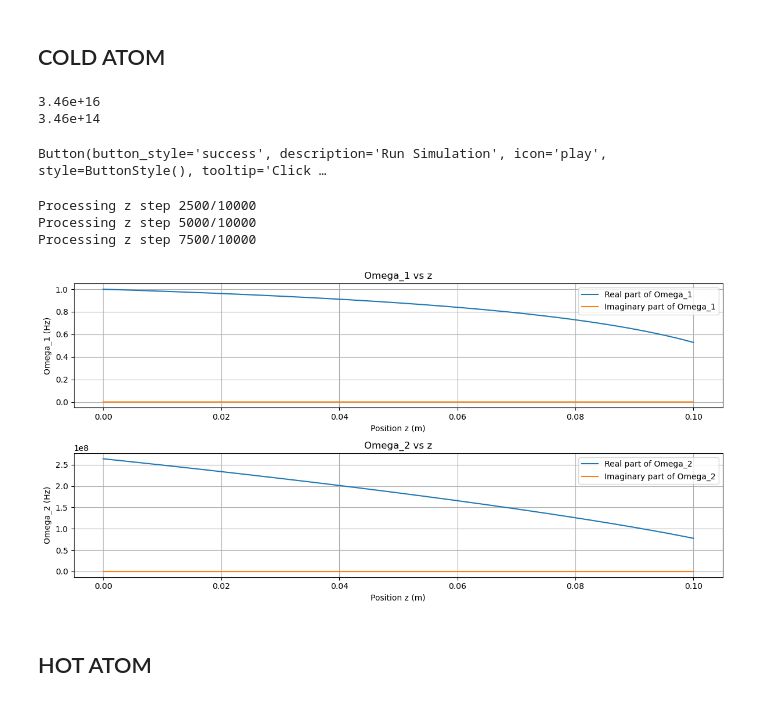
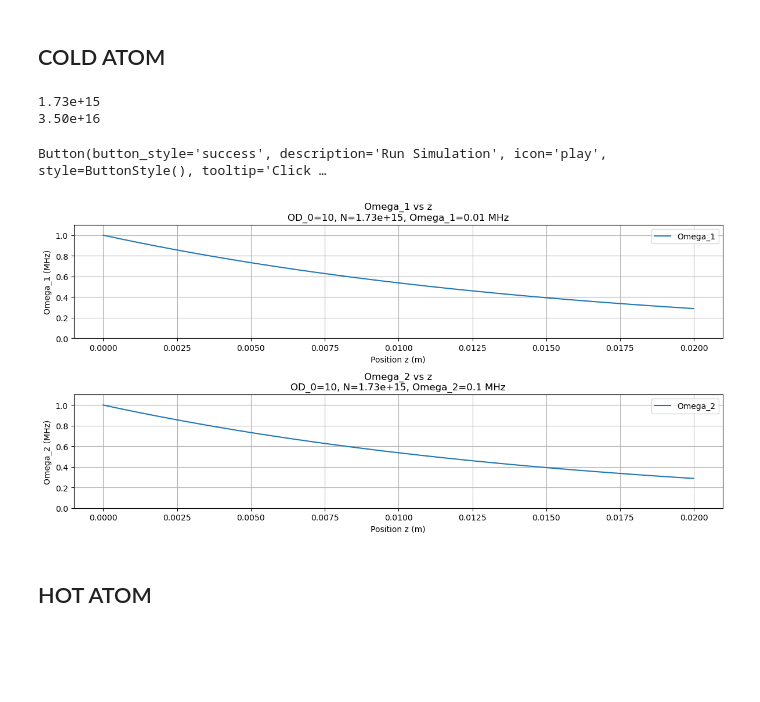
Before and after one commit to AndersonXu99/AONN-Nonlinearity, a Jupyter notebook: dev/Ruben/Test Hadiseh .ipynb, the cells around one changed output. Saved outputs shown, nothing was run; the diff lists cells and outputs as text; code cells hidden in the pictures; blank space fills up the shorter version.

```diff
--- a/dev/Ruben/Test Hadiseh .ipynb
+++ b/dev/Ruben/Test Hadiseh .ipynb
@@ -18,29 +18,31 @@ epsilon_0 = 8.854e-12  # Vacuum permittivity (F/m)
 hbar = 1.054e-34       # Reduced Planck's constant (J·s)
 mu_13 = mu_23 = 2.5377e-29      # Dipole moment between states (|1> and |3>) and (|1> and |3>) (C·m)
 
-Gamma3 = 2 * np.pi * 6e6   # (Hz)
-Gamma31 = 5/9 * Gamma3   # Decay from level 3 to level 1 (Hz)
-Gamma32 = Gamma23 = 4/9 * Gamma3   # Decay from level 3 to level 2 (Hz)
-Gamma12 = Gamma21 = 0.05 * Gamma3    # Decay rates between levels 1 and 2 (Hz)
-gamma13 = (Gamma3 + Gamma12)/2  # Decoherence rate between levels 1 and 3 (Hz)
-gamma23 = (Gamma3 + Gamma21)/2  # Decoherence rate between levels 2 and 3 (Hz)
-gamma12 = (Gamma12 + Gamma21)/2     # Decoherence rate between ground states (Hz)
+Gamma3 = 2 * np.pi * 6   # (MHz)
+Gamma31 = 5/9 * Gamma3   # Decay from level 3 to level 1 (MHz)
+Gamma32 = Gamma23 = 4/9 * Gamma3   # Decay from level 3 to level 2 (MHz)
+Gamma12 = Gamma21 = 1 * Gamma3    # Decay rates between levels 1 and 2 (MHz)
+gamma13 = (Gamma3 + Gamma12)/2  # Decoherence rate between levels 1 and 3 (MHz)
+gamma23 = (Gamma3 + Gamma21)/2  # Decoherence rate between levels 2 and 3 (MHz)
+gamma12 = (Gamma12 + Gamma21)/2     # Decoherence rate between ground states (MHz)
 
 w_1 = 2 * np.pi * 3e8 / 795e-9
 k_0 = w_1 / 3e8
-L = 0.1        # Length in meters
+L = 0.02        # Length in meters
 z = 0.00001    # Step size in meters
 
 OD_0 = 10
-N1 = OD_0 / ((4 * np.pi * mu_13**2 * L) / (Gamma3 * hbar * epsilon_0 * 795e-9))
-N = 3.46e16
+N = OD_0 / ((4 * np.pi * mu_13**2 * L) / (Gamma3 * 10**6 * hbar * epsilon_0 * 795e-9))
+N1 = 3.5e16
 print("{:.2e}".format(N))
 print("{:.2e}".format(N1))
 
 # Backend function to calculate OD based on user input
 def calculate_OD_1(Om_1=1.0, delta_1=0.0, delta_2=0.0):
 
-    Om_2_list = 7 * Gamma3 + 0j
+    Om_2_initial = 0.1
+
+    Om_2_list = Om_2_initial * Gamma3 + 0j
     Om_1_list = Om_1 * Gamma3 + 0j
 
     nz = int(L / z)  # Number of z steps
@@ -122,8 +124,8 @@ def calculate_OD_1(Om_1=1.0, delta_1=0.0, delta_2=0.0):
         rho33 = 1 - rho11 - rho22
 
         # Update the Rabi frequencies
-        Om_2_list = Om_2_actual + z * (1j) * (k_0 / (epsilon_0 * hbar)) * N * rho32 * mu_23**2
-        Om_1_list = Om_1_actual + z * (1j) * (k_0 / (epsilon_0 * hbar)) * N * rho31 * mu_13**2
+        Om_2_list = Om_2_actual + z * (1j) * (k_0 / (epsilon_0 * hbar)) * N * rho32 * mu_23**2 / (10**6)
+        Om_1_list = Om_1_actual + z * (1j) * (k_0 / (epsilon_0 * hbar)) * N * rho31 * mu_13**2 / (10**6)
 
         # Record Rabi frequencies at this z step
         Om_2_vs_z.append(Om_2_list.copy())
@@ -133,11 +135,11 @@ def calculate_OD_1(Om_1=1.0, delta_1=0.0, delta_2=0.0):
     Om_2_vs_z = np.array(Om_2_vs_z)  # Shape: (nz, n_rabi)
     Om_1_vs_z = np.array(Om_1_vs_z)
 
-    return Om_2_vs_z, Om_1_vs_z, z_array
+    return Om_2_vs_z, Om_1_vs_z, z_array, N, OD_0, Om_2_initial
 
 def plot_OD(Om_1: list,delta_1: list, delta_2):
 
-    Om_2_vs_z, Om_1_vs_z, z_array = calculate_OD_1(Om_1, delta_1, delta_2)
+    Om_2_vs_z, Om_1_vs_z, z_array, N, OD_0, Om_2_initial = calculate_OD_1(Om_1, delta_1, delta_2)
 
     # Extract real and imaginary parts
     Om_1_real = np.real(Om_1_vs_z)
@@ -150,59 +152,55 @@ def plot_OD(Om_1: list,delta_1: list, delta_2):
 
     # Plot Omega_1
     plt.subplot(2, 1, 1)
-    plt.plot(z_array, Om_1_real/(Om_1*Gamma3), label='Real part of Omega_1')
-    plt.plot(z_array, Om_1_imag, label='Imaginary part of Omega_1')
+    plt.plot(z_array, np.abs(Om_1_vs_z) / (Om_1 * Gamma3), label='Omega_1')
     plt.xlabel('Position z (m)')
-    plt.ylabel('Omega_1 (Hz)')
-    plt.title('Omega_1 vs z')
+    plt.ylabel('Omega_1 (MHz)')
+    plt.title(f'Omega_1 vs z\nOD_0={OD_0}, N={N:.2e}, Omega_1={Om_1} MHz')
     plt.legend()
+    plt.ylim(0, 1.1)
     plt.grid(True)
 
     # Plot Omega_2
     plt.subplot(2, 1, 2)
-    plt.plot(z_array, Om_2_real, label='Real part of Omega_2')
-    plt.plot(z_array, Om_2_imag, label='Imaginary part of Omega_2')
+    plt.plot(z_array, np.abs(Om_2_vs_z) / (Om_2_initial * Gamma3), label='Omega_2')
     plt.xlabel('Position z (m)')
-    plt.ylabel('Omega_2 (Hz)')
-    plt.title('Omega_2 vs z')
+    plt.ylabel('Omega_2 (MHz)')
+    plt.title(f'Omega_2 vs z\nOD_0={OD_0}, N={N:.2e}, Omega_2={Om_2_initial} MHz')
     plt.legend()
     plt.grid(True)
-
+    plt.ylim(0, 1.1)
     plt.tight_layout()
     plt.show()
 
 
 # Create the button to start the simulation
 run_button = widgets.Button(
     description="Run Simulation",
     button_style='success',  # 'success', 'info', 'warning', 'danger' or '' (default)
     tooltip='Click to run the simulation',
     icon='play'
 )
 
 # Function to be triggered when the button is clicked
 def run_simulation(b):
     # Extract the current slider values
-    Om_1 = 3
+    Om_1 = 0.01
     delta_1 = 0
     delta_2 = 0
 
     # Call the plot_OD function with these values
     plot_OD(Om_1, delta_1, delta_2)
 
 # Attach the function to the button
 run_button.on_click(run_simulation)
 
 # Display the sliders and the button
 display(run_button)
 # %% [output]
-3.46e+16
-3.46e+14
+1.73e+15
+3.50e+16
 Button(button_style='success', description='Run Simulation', icon='play', style=ButtonStyle(), tooltip='Click …
-Processing z step 2500/10000
-Processing z step 5000/10000
-Processing z step 7500/10000
-[figure, old version]
+[figure, new version]
 # %% [markdown]
 ## HOT ATOM
 # %%
```
Also changed, not shown: parts of 2 cells of this notebook.
